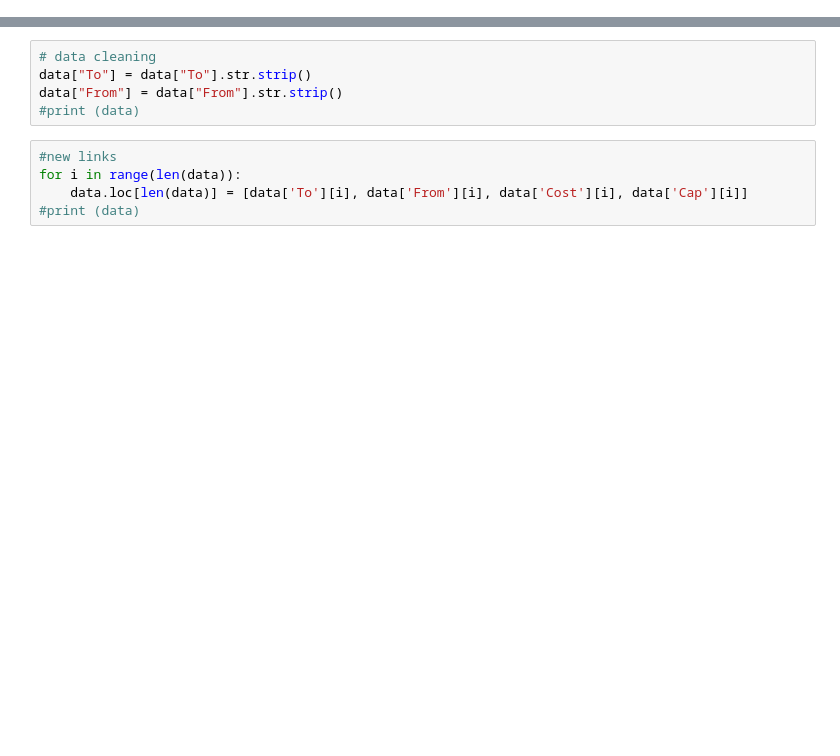
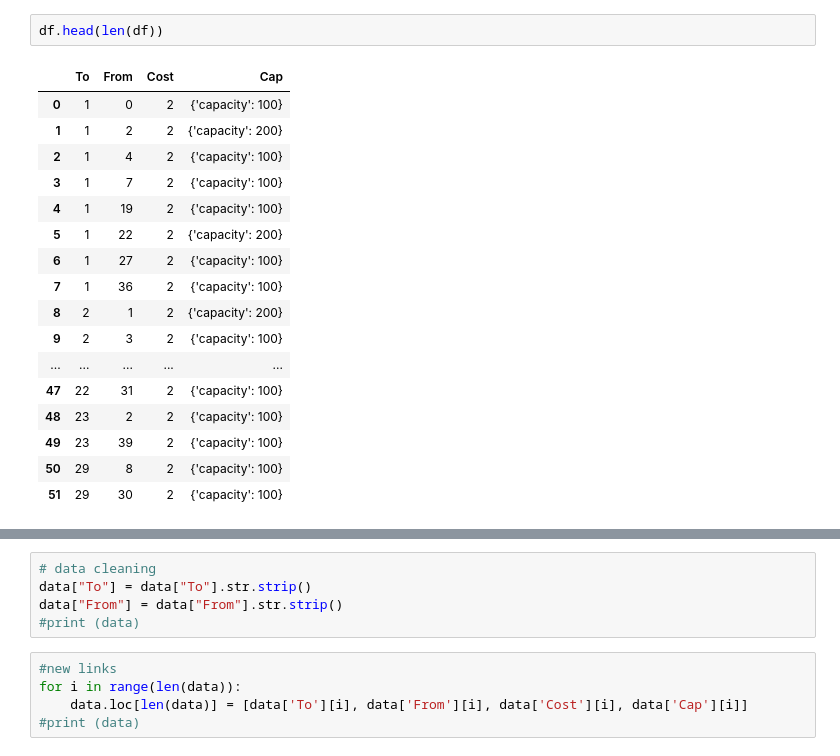
Before and after one commit to ingertb/Dual-Homing-Optimization, a Jupyter notebook: Dn_projekt.ipynb, the cells around one changed output, grey strips where cells are left out. Saved outputs shown, nothing was run; the diff lists cells and outputs as text; blank space fills up the shorter version.

Commit message:
dataframe

```diff
--- a/Dn_projekt.ipynb
+++ b/Dn_projekt.ipynb
@@ -62 +85,21 @@ for v in nx.degree(ba):
+# %%
+df.head(len(df))
+# %% [output]
+|  | To | From | Cost | Cap |
+| 0 | 1 | 0 | 2 | {'capacity': 100} |
+| 1 | 1 | 2 | 2 | {'capacity': 200} |
+| 2 | 1 | 4 | 2 | {'capacity': 100} |
+| 3 | 1 | 7 | 2 | {'capacity': 100} |
+| 4 | 1 | 19 | 2 | {'capacity': 100} |
+| 5 | 1 | 22 | 2 | {'capacity': 200} |
+| 6 | 1 | 27 | 2 | {'capacity': 100} |
+| 7 | 1 | 36 | 2 | {'capacity': 100} |
+| 8 | 2 | 1 | 2 | {'capacity': 200} |
+| 9 | 2 | 3 | 2 | {'capacity': 100} |
+| ... | ... | ... | ... | ... |
+| 47 | 22 | 31 | 2 | {'capacity': 100} |
+| 48 | 23 | 2 | 2 | {'capacity': 100} |
+| 49 | 23 | 39 | 2 | {'capacity': 100} |
+| 50 | 29 | 8 | 2 | {'capacity': 100} |
+| 51 | 29 | 30 | 2 | {'capacity': 100} |
 # %%
```
Also changed, not shown: parts of 11 cells of this notebook.
